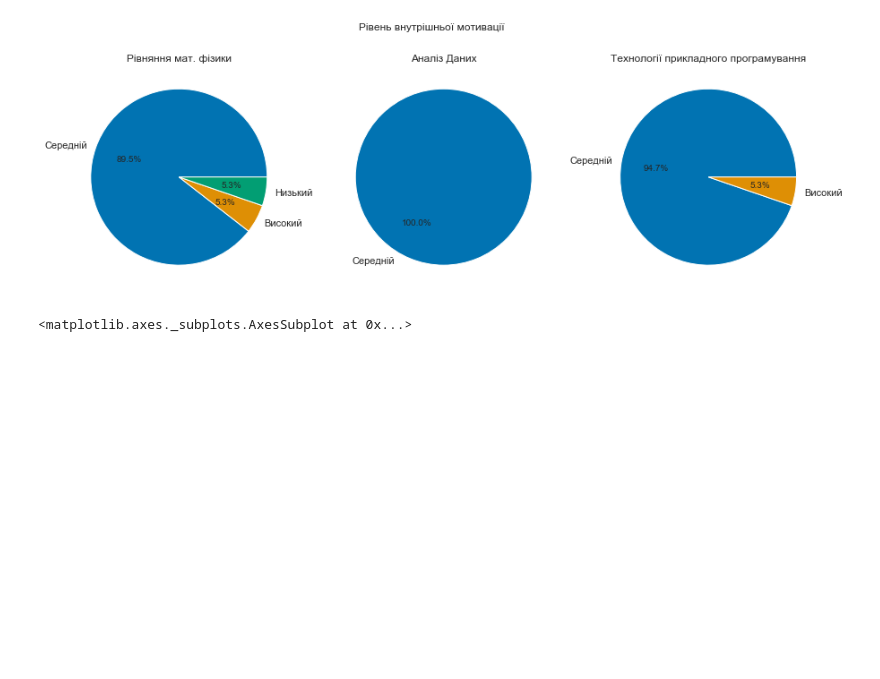
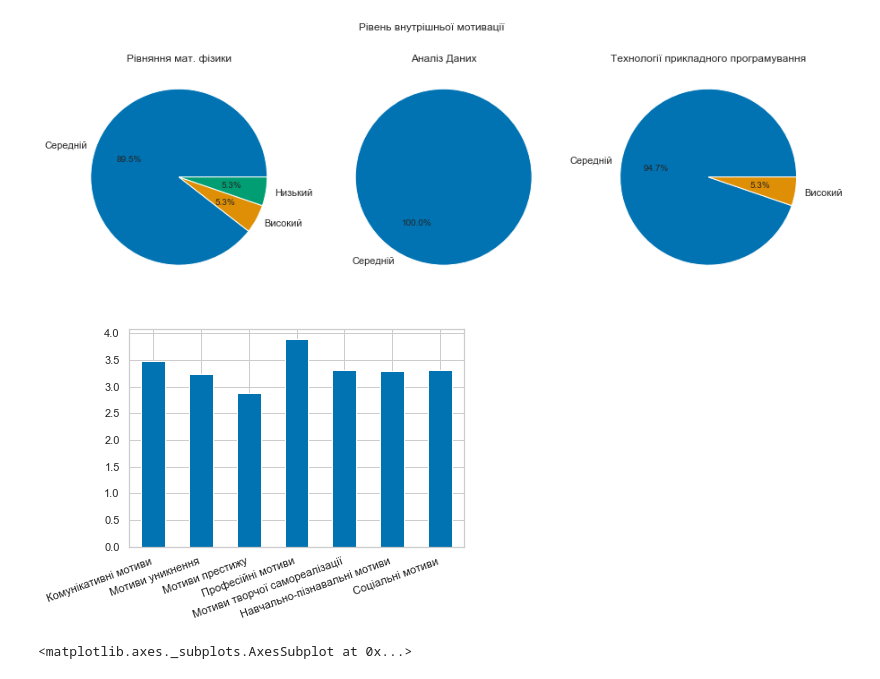
Before and after one commit to EddieKro/Data-Analysis, a Jupyter notebook: projects/poll/PM4_EDA.ipynb, the cells around one changed output. Cells and saved outputs as stored; diff of their text form; code cells hidden in the pictures; blank space fills up the shorter version.

```diff
--- a/projects/poll/PM4_EDA.ipynb
+++ b/projects/poll/PM4_EDA.ipynb
@@ -147,6 +176,11 @@ correct_labels(1)
 # %% [output]
 [figure]
 [figure]
+# %%
+data.iloc[:,129:].mean().plot(kind='bar')
+plt.xticks(rotation=20,ha="right");
+# %% [output]
+[figure, added]
 # %%
 grade_cols = ['ТЙМС','Англійська або українська','Оцінка з цього предмету:']
 data[grade_cols].mean().plot(figsize=(15,5),kind='barh')
```
Also changed, not shown: parts of 27 cells of this notebook, 5 other files.
